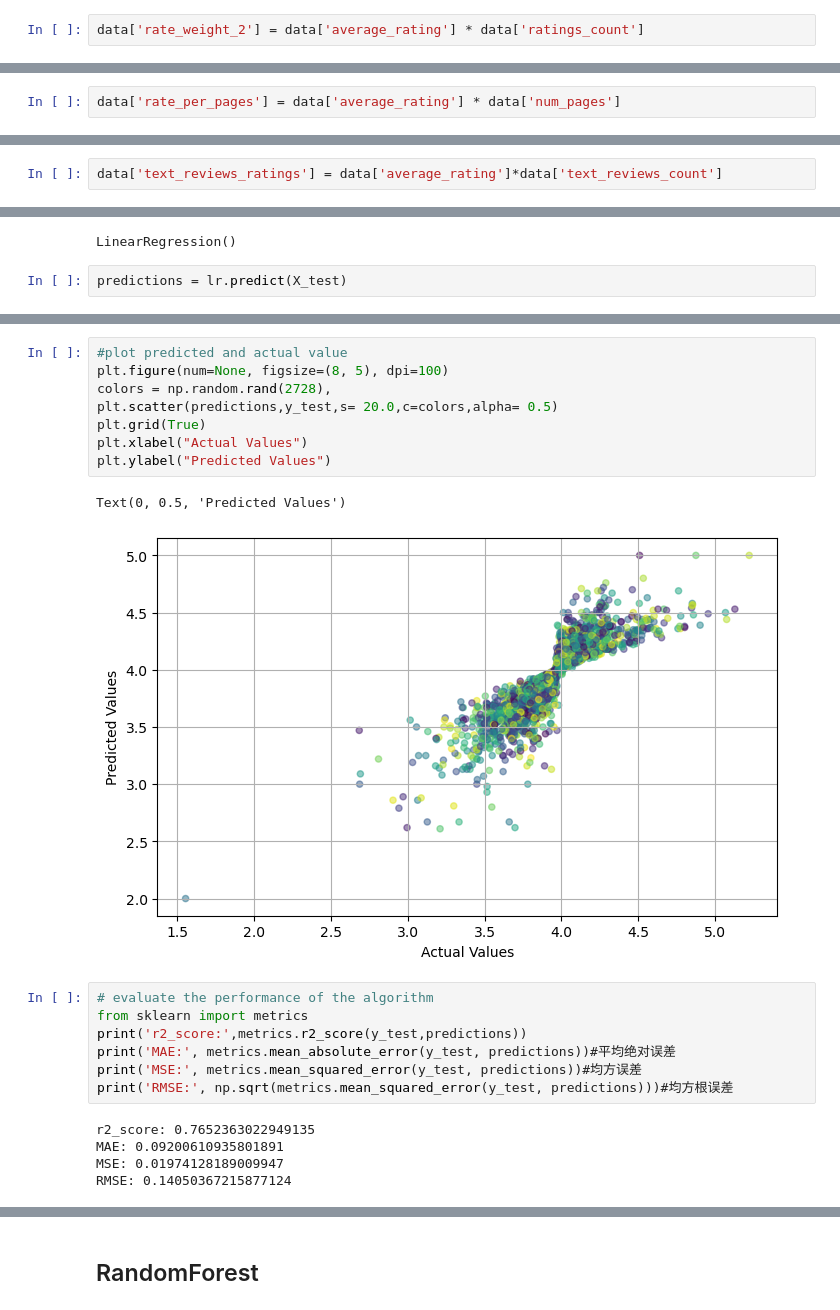
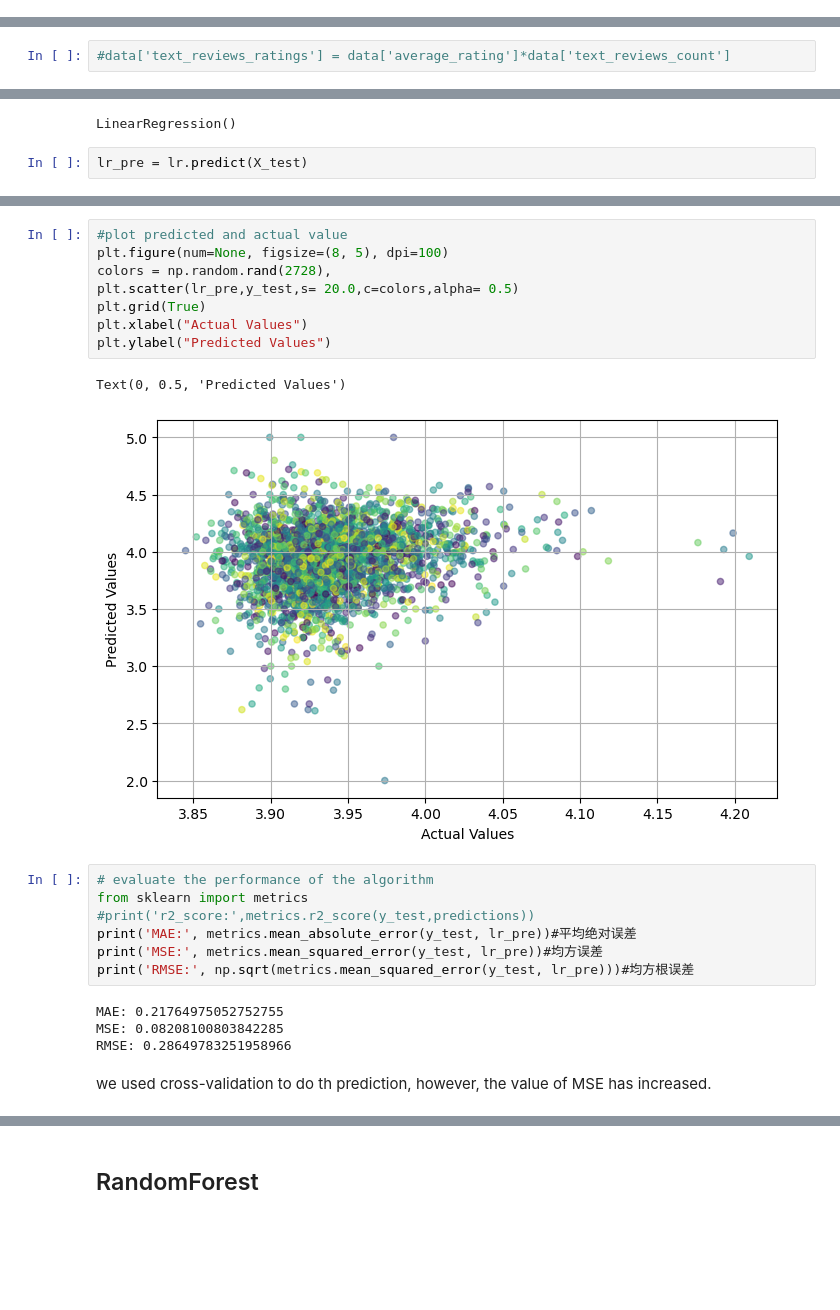
Before and after one commit to ENWEIZHOU/book_rating_predictor, a Jupyter notebook: BookRatingPredictions.ipynb, the cells around one changed output, grey strips where cells are left out. Saved outputs shown, nothing was run; the diff lists cells and outputs as text; blank space fills up the shorter version.

```diff
--- a/BookRatingPredictions.ipynb
+++ b/BookRatingPredictions.ipynb
@@ -449,2 +445,0 @@ calculate the total ratings of each books, add a new feature
-# %%
-data['rate_weight_2'] = data['average_rating'] * data['ratings_count']
@@ -454,9 +446,7 @@ calculate the rate for each pages
-# %%
-data['rate_per_pages'] = data['average_rating'] * data['num_pages']
 # %% [markdown]
 #### text_reviews_ratings
 # %%
-data['text_reviews_ratings'] = data['average_rating']*data['text_reviews_count']
+#data['text_reviews_ratings'] = data['average_rating']*data['text_reviews_count']
 # %%
 from sklearn.preprocessing import LabelEncoder
 #encode title column
@@ -515,5 +505,5 @@ lr.fit(X_train, y_train)
 # %% [output]
 LinearRegression()
 # %%
-predictions = lr.predict(X_test)
+lr_pre = lr.predict(X_test)
 # %%
@@ -534,23 +524,24 @@ pred.head(10)
 # %%
 #plot predicted and actual value
 plt.figure(num=None, figsize=(8, 5), dpi=100)
 colors = np.random.rand(2728),
-plt.scatter(predictions,y_test,s= 20.0,c=colors,alpha= 0.5)
+plt.scatter(lr_pre,y_test,s= 20.0,c=colors,alpha= 0.5)
 plt.grid(True)
 plt.xlabel("Actual Values")
 plt.ylabel("Predicted Values")
 # %% [output]
 Text(0, 0.5, 'Predicted Values')
-[figure, old version]
+[figure, new version]
 # %%
 # evaluate the performance of the algorithm
 from sklearn import metrics
-print('r2_score:',metrics.r2_score(y_test,predictions))
-print('MAE:', metrics.mean_absolute_error(y_test, predictions))#平均绝对误差
-print('MSE:', metrics.mean_squared_error(y_test, predictions))#均方误差
-print('RMSE:', np.sqrt(metrics.mean_squared_error(y_test, predictions)))#均方根误差
+#print('r2_score:',metrics.r2_score(y_test,predictions))
+print('MAE:', metrics.mean_absolute_error(y_test, lr_pre))#平均绝对误差
+print('MSE:', metrics.mean_squared_error(y_test, lr_pre))#均方误差
+print('RMSE:', np.sqrt(metrics.mean_squared_error(y_test, lr_pre)))#均方根误差
 # %% [output]
-r2_score: 0.7652363022949135
-MAE: 0.09200610935801891
-MSE: 0.01974128189009947
-RMSE: 0.14050367215877124
+MAE: 0.21764975052752755
+MSE: 0.08208100803842285
+RMSE: 0.28649783251958966
+# %% [markdown]
+we used cross-validation to do th prediction, however, the value of MSE has increased.
```
Also changed, not shown: parts of 18 cells of this notebook.
